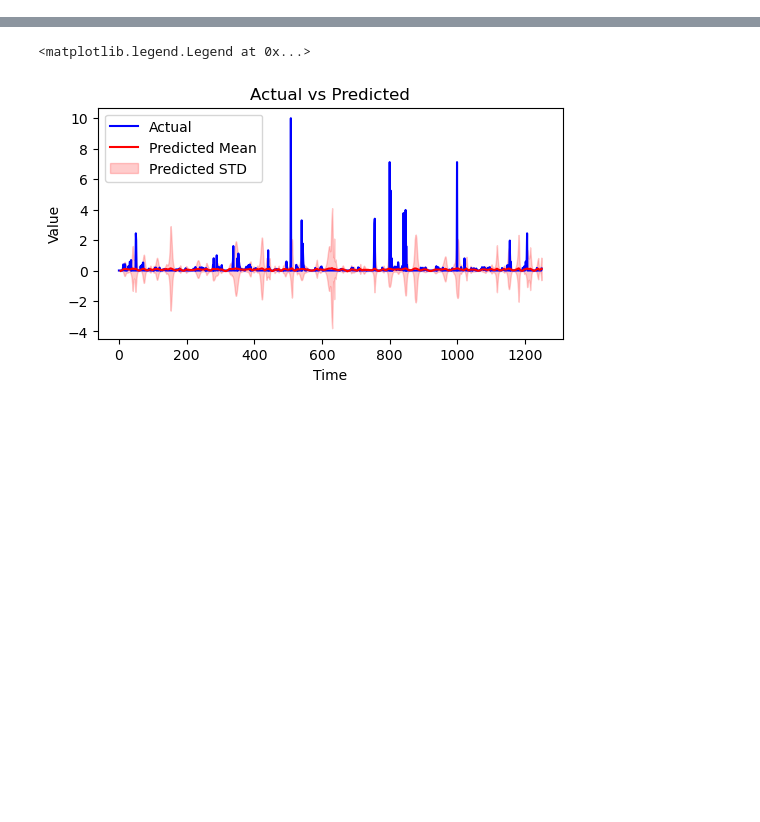
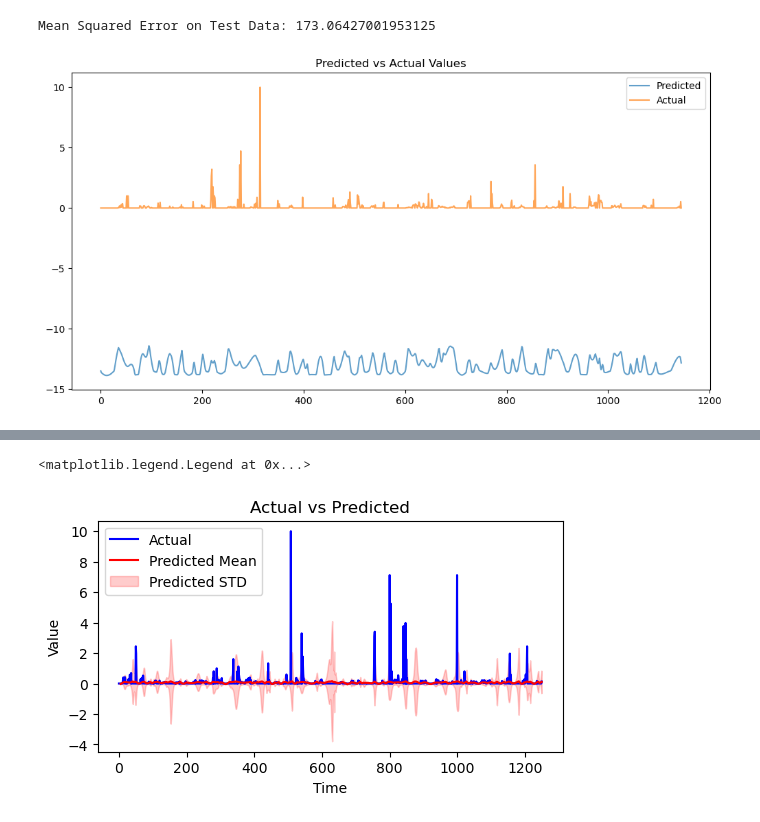
Before and after one commit to arunavanag591/COSMOS, a Jupyter notebook: train_distribution.ipynb, the cells around one changed output, grey strips where cells are left out. Drawn from its saved outputs; the diff is of its cells as text; code cells hidden in the pictures; blank space fills up the shorter version.

```diff
--- a/train_distribution.ipynb
+++ b/train_distribution.ipynb
@@ -196,0 +273,27 @@ mu_preds, var_preds = predict_on_new_data(model_gaussian, fp, features, target,
+# %%
+fp="/home/beast/An/data/Sept13Plumes/plume1/train/diag21.h5"
+#
+# mu_preds, var_preds = predict_on_new_data(model_gaussian, fp, features, target, seq_length, device)
+
+mu_preds_test, var_preds_test = predict_on_new_data(model_gaussian, fp, features, target, seq_length, device)
+
+# 2. Load and preprocess the test data again to get targets (to compute MSE and for plotting)
+feature_tensors_test, target_tensors_test = load_and_preprocess_file(fp, features, target)
+_, targets_test = create_sequences(feature_tensors_test, target_tensors_test, seq_length)
+targets_test_np = targets_test.cpu().numpy().squeeze()
+
+# 3. Evaluation
+# Compute Mean Squared Error (MSE) between predicted mu and actual targets
+mse = ((mu_preds_test - targets_test_np) ** 2).mean()
+print(f'Mean Squared Error on Test Data: {mse}')
+
+
+plt.figure(figsize=(12, 6))
+plt.plot(mu_preds_test, label='Predicted', alpha=0.7)
+plt.plot(targets_test_np, label='Actual', alpha=0.7)
+plt.legend()
+plt.title('Predicted vs Actual Values')
+plt.show()
+# %% [output]
+Mean Squared Error on Test Data: 173.06427001953125
+[figure, added]
```
Also changed, not shown: parts of 10 cells of this notebook, 1 other file.
